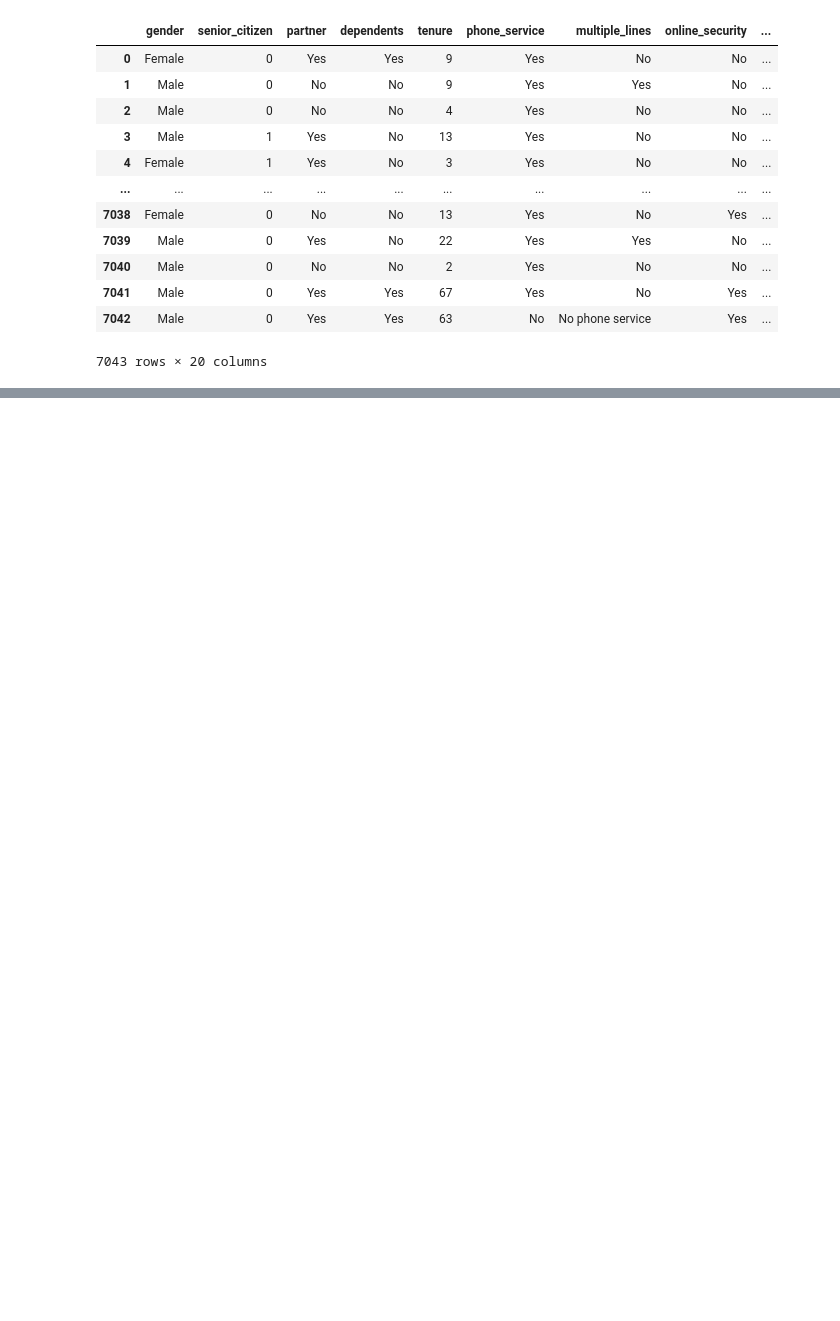
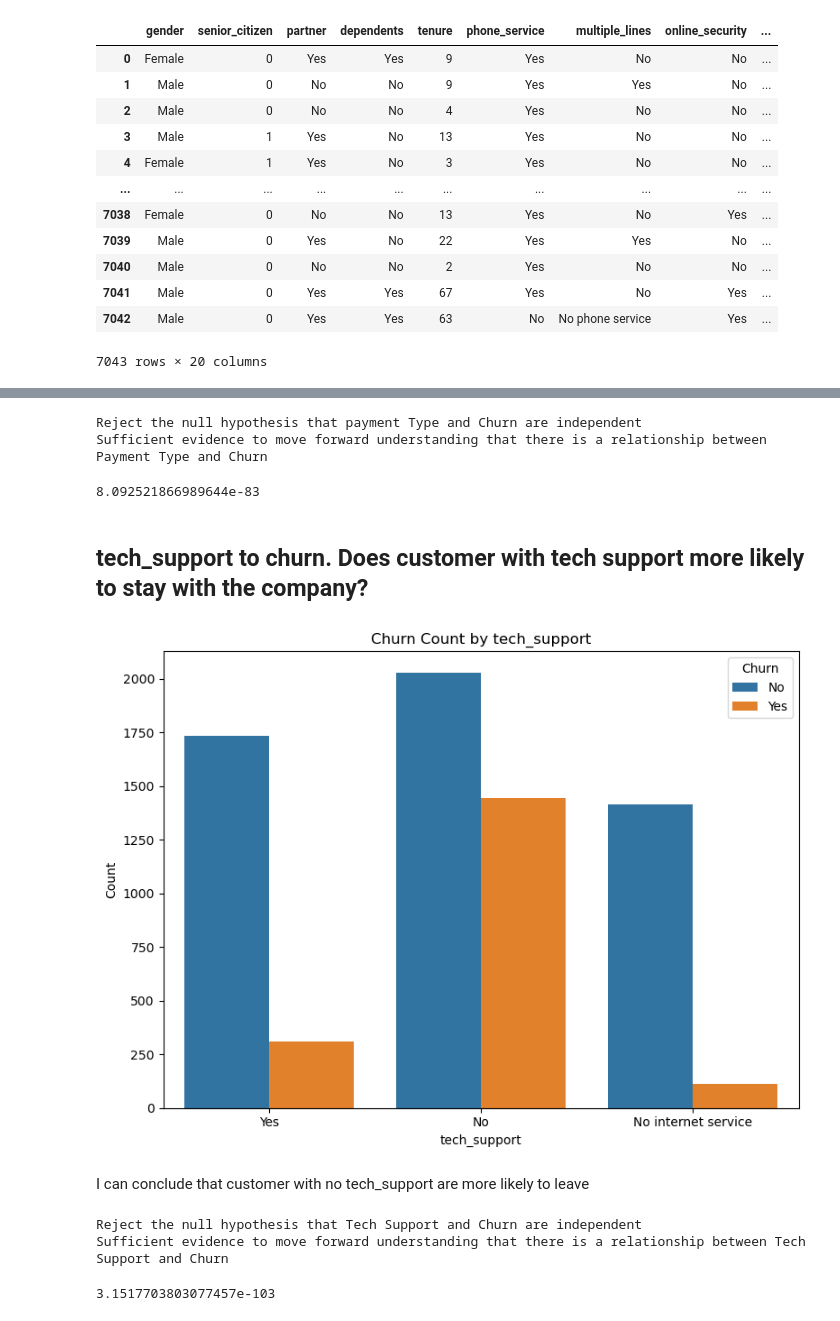
Before and after one commit to Thoai-Adam/ClassificationProject, a Jupyter notebook: acquire_and_prepare.ipynb, the cells around one changed output, grey strips where cells are left out. Drawn from its saved outputs; the diff is of its cells as text; code cells hidden in the pictures; blank space fills up the shorter version.

```diff
--- a/acquire_and_prepare.ipynb
+++ b/acquire_and_prepare.ipynb
@@ -595,0 +647,59 @@ df
+# %%
+# Let's run a chi squared to compare proportions, to have more confidence
+alpha = 0.05
+null_hypothesis = "payment Type and Churn are independent"
+alternative_hypothesis = "there is a relationship between Payment Type and Churn"
+
+# Setup a crosstab of observed survival to pclass
+observed = pd.crosstab(train.churn, train.payment_type)
+
+chi2, p, degf, expected = stats.chi2_contingency(observed)
+
+if p < alpha:
+    print("Reject the null hypothesis that", null_hypothesis)
+    print("Sufficient evidence to move forward understanding that", alternative_hypothesis)
+else:
+    print("Fail to reject the null")
+    print("Insufficient evidence to reject the null")
+p
+# %% [output]
+Reject the null hypothesis that payment Type and Churn are independent
+Sufficient evidence to move forward understanding that there is a relationship between Payment Type and Churn
+8.092521866989644e-83
+# %% [markdown]
+## tech_support to churn. Does customer with tech support more likely to stay with the company?
+# %%
+plt.figure(figsize=(8, 6))
+sns.countplot(data=df, x='tech_support', hue='churn')
+plt.xlabel('tech_support')
+plt.ylabel('Count')
+plt.title('Churn Count by tech_support')
+plt.legend(title='Churn')
+plt.tight_layout()
+plt.show()
+# %% [output]
+[figure, added]
+# %% [markdown]
+I can conclude that customer with no tech_support are more likely to leave
+# %%
+# Let's run a chi squared to compare proportions, to have more confidence
+alpha = 0.05
+null_hypothesis = "Tech Support and Churn are independent"
+alternative_hypothesis = "there is a relationship between Tech Support and Churn"
+
+# Setup a crosstab of observed survival to pclass
+observed = pd.crosstab(train.churn, train.tech_support)
+
+chi2, p, degf, expected = stats.chi2_contingency(observed)
+
+if p < alpha:
+    print("Reject the null hypothesis that", null_hypothesis)
+    print("Sufficient evidence to move forward understanding that", alternative_hypothesis)
+else:
+    print("Fail to reject the null")
+    print("Insufficient evidence to reject the null")
+p
+# %% [output]
+Reject the null hypothesis that Tech Support and Churn are independent
+Sufficient evidence to move forward understanding that there is a relationship between Tech Support and Churn
+3.1517703803077457e-103
```
Also changed, not shown: parts of 86 cells of this notebook.
